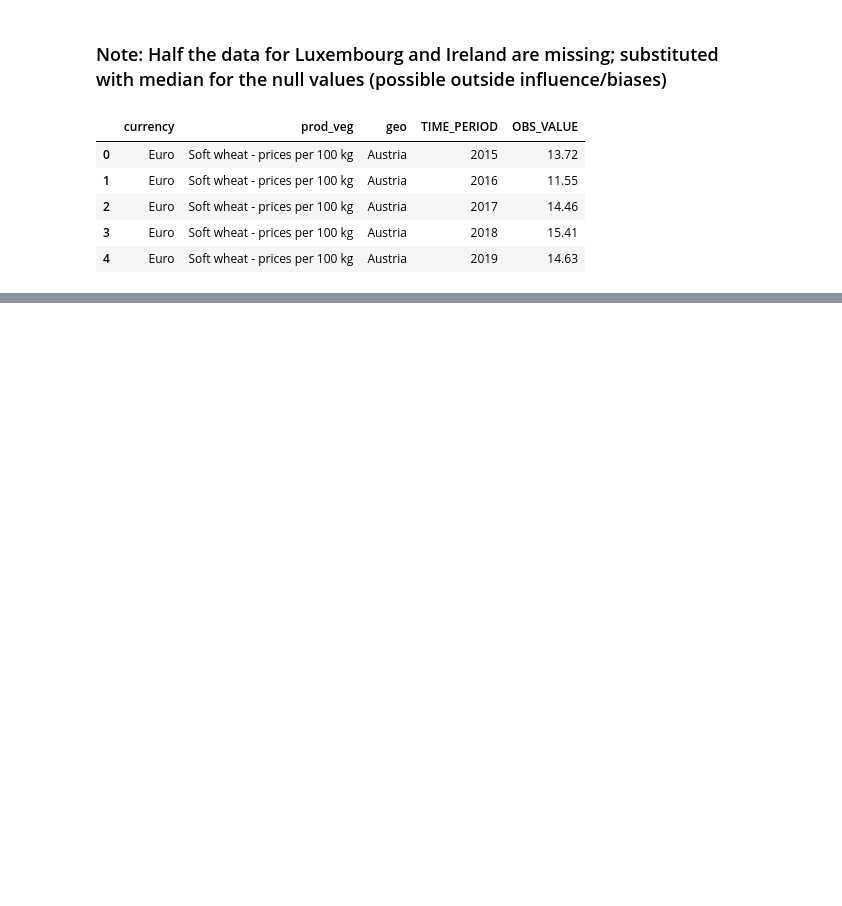
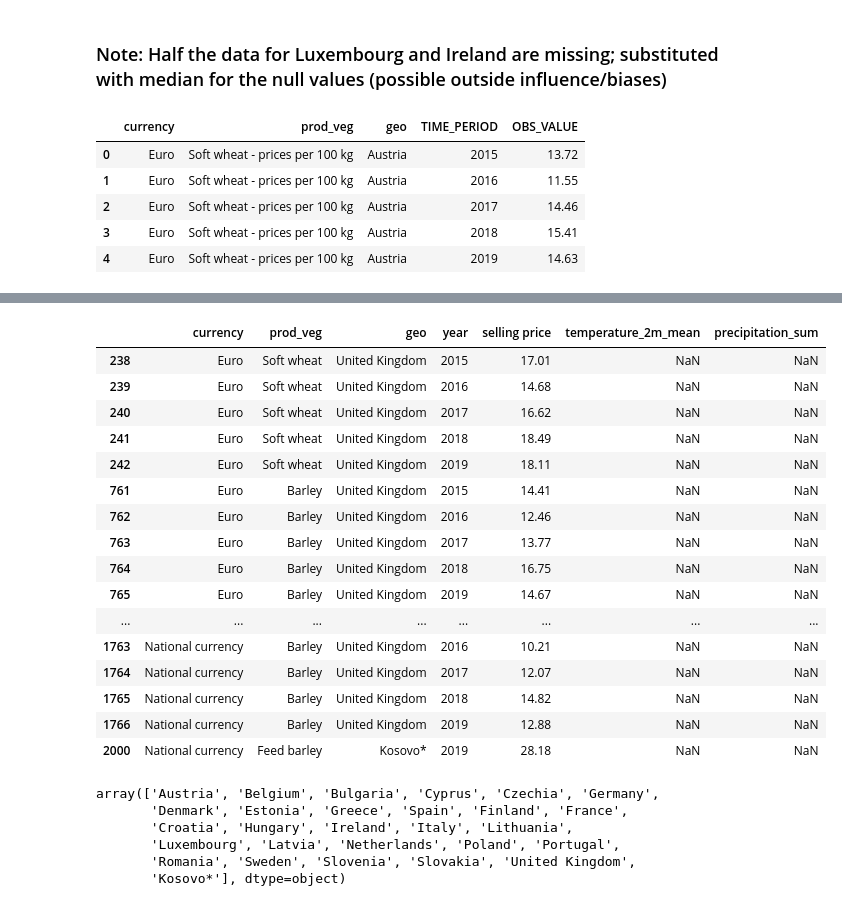
Before and after one commit to minjusun/AgricultureDataModeling, a Jupyter notebook: prices.ipynb, the cells around one changed output, grey strips where cells are left out. Drawn from its saved outputs; the diff is of its cells as text; code cells hidden in the pictures; blank space fills up the shorter version.

Commit message:
Cleaned and combined prices and weather datasets

```diff
--- a/prices.ipynb
+++ b/prices.ipynb
@@ -166,0 +228,12 @@ KeyError: 'belgium'
+# %%
+all_weather = []
+
+for country, (lat, lon) in eu_countries.items():
+    for year in range(2015, 2025):
+        try:
+            df = get_weather(lat, lon, country, year)
+            all_weather.append(df)
+        except:
+            print(f"Failed: {country} {year}")
+
+weather_df = pd.concat(all_weather, ignore_index=True)
@@ -166,0 +257,10 @@ KeyError: 'belgium'
+# %%
+prices_df["TIME_PERIOD"] = prices_df["TIME_PERIOD"].astype(int)
+prices_df = prices_df.rename(columns={"TIME_PERIOD": "year"})
+prices_df = prices_df.rename(columns={"OBS_VALUE": "selling price"})
+# %%
+merged_df = prices_df.merge(
+    weather_df,
+    on=["geo", "year"],
+    how="left"
+)
@@ -166,0 +287,3 @@ KeyError: 'belgium'
+# %%
+merged_df["prod_veg"] = merged_df["prod_veg"].str.replace(r"\s-\sprices.*", "", regex=True)
+merged_df.head()
@@ -166,0 +324,29 @@ KeyError: 'belgium'
+# %%
+merged_df[merged_df.isnull().any(axis=1)]
+# %% [output]
+|  | currency | prod_veg | geo | year | selling price | temperature_2m_mean | precipitation_sum |
+| 238 | Euro | Soft wheat | United Kingdom | 2015 | 17.01 | NaN | NaN |
+| 239 | Euro | Soft wheat | United Kingdom | 2016 | 14.68 | NaN | NaN |
+| 240 | Euro | Soft wheat | United Kingdom | 2017 | 16.62 | NaN | NaN |
+| 241 | Euro | Soft wheat | United Kingdom | 2018 | 18.49 | NaN | NaN |
+| 242 | Euro | Soft wheat | United Kingdom | 2019 | 18.11 | NaN | NaN |
+| 761 | Euro | Barley | United Kingdom | 2015 | 14.41 | NaN | NaN |
+| 762 | Euro | Barley | United Kingdom | 2016 | 12.46 | NaN | NaN |
+| 763 | Euro | Barley | United Kingdom | 2017 | 13.77 | NaN | NaN |
+| 764 | Euro | Barley | United Kingdom | 2018 | 16.75 | NaN | NaN |
+| 765 | Euro | Barley | United Kingdom | 2019 | 14.67 | NaN | NaN |
+| ... | ... | ... | ... | ... | ... | ... | ... |
+| 1763 | National currency | Barley | United Kingdom | 2016 | 10.21 | NaN | NaN |
+| 1764 | National currency | Barley | United Kingdom | 2017 | 12.07 | NaN | NaN |
+| 1765 | National currency | Barley | United Kingdom | 2018 | 14.82 | NaN | NaN |
+| 1766 | National currency | Barley | United Kingdom | 2019 | 12.88 | NaN | NaN |
+| 2000 | National currency | Feed barley | Kosovo* | 2019 | 28.18 | NaN | NaN |
+# %%
+merged_df["geo"].unique()
+# %% [output]
+array(['Austria', 'Belgium', 'Bulgaria', 'Cyprus', 'Czechia', 'Germany',
+       'Denmark', 'Estonia', 'Greece', 'Spain', 'Finland', 'France',
+       'Croatia', 'Hungary', 'Ireland', 'Italy', 'Lithuania',
+       'Luxembourg', 'Latvia', 'Netherlands', 'Poland', 'Portugal',
+       'Romania', 'Sweden', 'Slovenia', 'Slovakia', 'United Kingdom',
+       'Kosovo*'], dtype=object)
```
Also changed, not shown: parts of 21 cells of this notebook.
